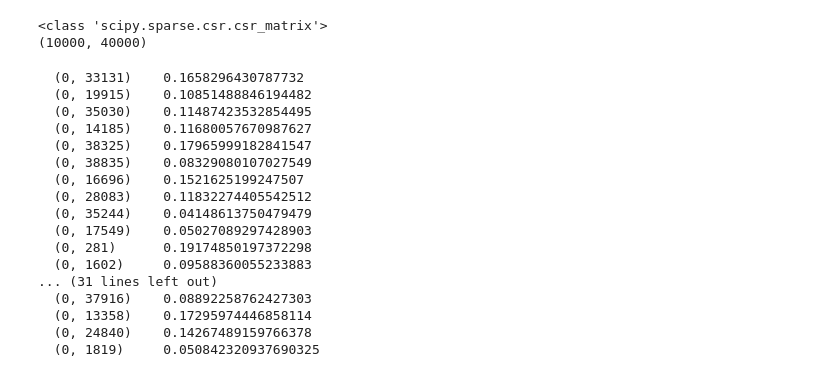
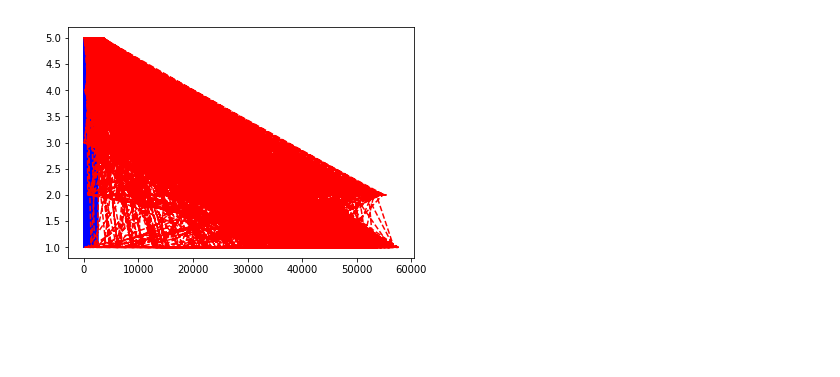
Before and after one commit to 842Mono/CSEN1067_Machine_Learning_Project1, a Jupyter notebook: text_starter.ipynb, the cells around one changed output. Drawn from its saved outputs; the diff is of its cells as text; code cells hidden in the pictures; blank space fills up the shorter version.

```diff
--- a/text_starter.ipynb
+++ b/text_starter.ipynb
@@ -183,32 +319,25 @@ MLPRegressor(activation='relu', alpha=0.01, batch_size='auto', beta_1=0.9,
 # %%
-"""function to use MLPRegressor, provide it with parameters and plot the results."""
-def DoLinearRegression(solverInput, learning_rate_initInput, early_stopping,
-                       x_train, y_train, x_test, y_test,
-                       targetMean, targetSD):
-    reg = MLPRegressor(
-        hidden_layer_sizes=(5,),
-        activation='relu',
-        solver=solverInput,
-        learning_rate='adaptive',
-        max_iter=1000,
-        learning_rate_init=learning_rate_initInput,
-        alpha=0.01,
-        early_stopping=early_stopping
+def DoClassification(solverInput, learning_rate_initInput, early_stopping,
+                       x_train, y_train, x_test, y_test):
+    classifier = MLPClassifier(
+        hidden_layer_sizes=(100,)#,
+#         activation='relu',
+#         solver=solverInput,
+#         learning_rate='adaptive',
+#         max_iter=1000,
+#         learning_rate_init=learning_rate_initInput,
+#         alpha=0.01,
+#         early_stopping=early_stopping
     )
 
-    reg.fit(x_train,y_train)
-    print(reg)
-    h = reg.predict(x_test)
-
-    # denormalization
-    deNorh = (h * targetSD) + targetMean
-    deNorY_test = (y_test * targetSD) + targetMean
+    classifier.fit(x_train,y_train)
+    h = classifier.predict(x_test)
 
     fig = pyplot.figure()
     ax = fig.add_axes([0.1,0.1,0.8,0.8])
 
-    ax.plot(deNorh,label='h(x)',color='blue',ls='-')
-    ax.plot(deNorY_test,label="Y_test",color='red',ls='--')
+    ax.plot(h,label='h(x)',color='blue',ls='-')
+    ax.plot(Y_test,label="Y_test",color='red',ls='--')
 
     # difference = abs(h - Y_test)
     # ax.plot(difference,label='error',color='red',ls='-')
@@ -367,30 +349,4 @@ X_test_transformed = tfidf_vectorizer.transform(X_test)
-# %%
-
-print(type(X_train_transformed))
-# print(X_train_transformed)
-# print(list(X_train_transformed))
-
-print(X_train_transformed.shape)
-# %% [output]
-<class 'scipy.sparse.csr.csr_matrix'>
-(10000, 40000)
-# %%
-print(X_train_transformed[0])
-# %% [output]
-  (0, 33131)    0.1658296430787732
-  (0, 19915)    0.10851488846194482
-  (0, 35030)    0.11487423532854495
-  (0, 14185)    0.11680057670987627
-  (0, 38325)    0.17965999182841547
-  (0, 38835)    0.08329080107027549
-  (0, 16696)    0.1521625199247507
-  (0, 28083)    0.11832274405542512
-  (0, 35244)    0.04148613750479479
-  (0, 17549)    0.05027089297428903
-  (0, 281)      0.19174850197372298
-  (0, 1602)     0.09588360055233883
-... (31 lines left out)
-  (0, 37916)    0.08892258762427303
-  (0, 13358)    0.17295974446858114
-  (0, 24840)    0.14267489159766378
-  (0, 1819)     0.050842320937690325
+# %%
+DoClassification('adam', 0.005, True, X_train_transformed, Y_train, X_test_transformed, Y_test)
+# %% [output]
+[figure, added]
```
Also changed, not shown: parts of 28 cells of this notebook.
